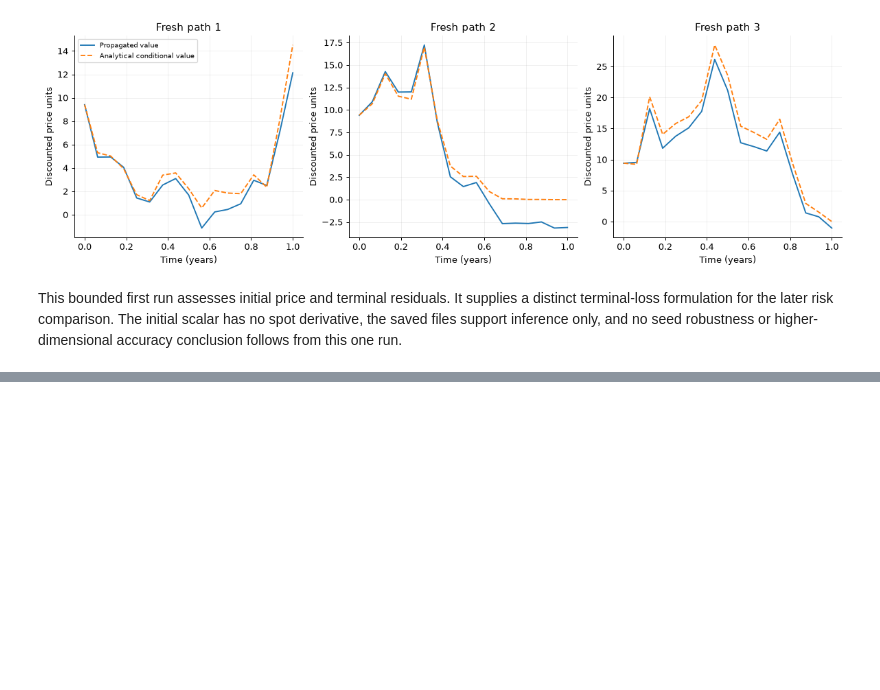
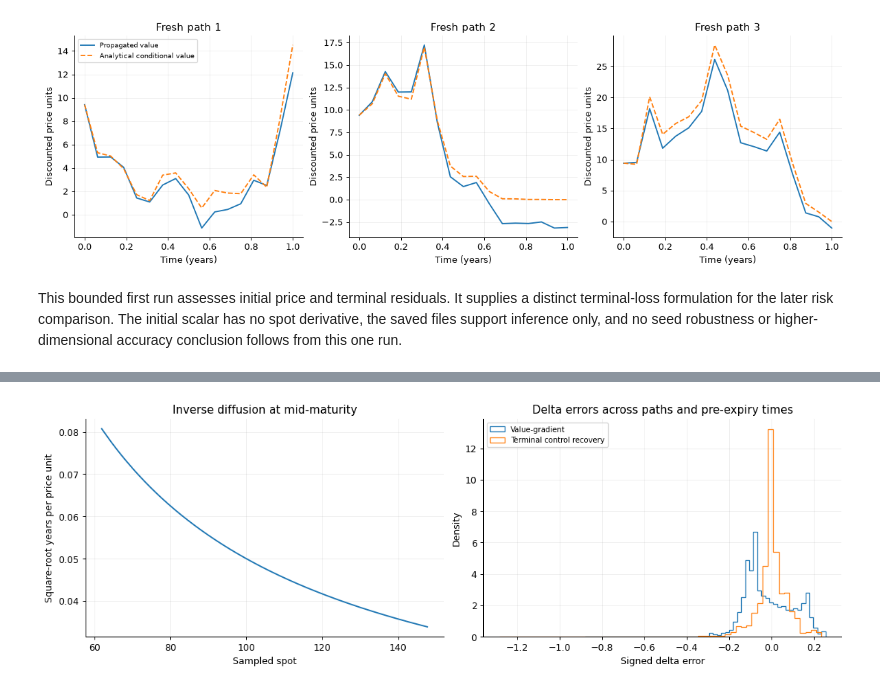
Before and after one commit to KVInator/deep-bsde-pricing, a Jupyter notebook: notebooks/03_neural_solvers.ipynb, the cells around one changed output, grey strips where cells are left out. Saved outputs shown, nothing was run; the diff lists cells and outputs as text; code cells hidden in the pictures; blank space fills up the shorter version.

```diff
--- a/notebooks/03_neural_solvers.ipynb
+++ b/notebooks/03_neural_solvers.ipynb
@@ -573,0 +687,17 @@ This bounded first run assesses initial price and terminal residuals. It supplie
+# %%
+table(["Model", "Max absolute reconstruction residual", "Max relative residual", "Condition range", "Min diffusion singular value", "Max inverse norm"], [
+    [names[k], f'{d["max_absolute_reconstruction_residual"]:.3g}', f'{d["max_relative_reconstruction_residual"]:.3g}',
+     (d["condition_number_min"], d["condition_number_max"]), f'{d["smallest_diffusion_singular_value"]:.6f}',
+     f'{d["largest_inverse_diffusion_norm"]:.6f}']
+    for k,v in model_rows.items() for d in [v["path_reconstruction"]]])
+m = risk_report["n_steps"]//2
+order = np.argsort(risk.spots[:,m])
+fig, axes = plt.subplots(1, 2, figsize=(12, 4), constrained_layout=True)
+axes[0].plot(risk.spots[order,m], risk.inverse_norms[order,m])
+axes[0].set(title="Inverse diffusion at mid-maturity", xlabel="Sampled spot", ylabel="Square-root years per price unit")
+for values, name in ((risk.value_deltas, "Value-gradient"), (risk.terminal_deltas, "Terminal control recovery")):
+    axes[1].hist((values-risk.reference_deltas).ravel(), bins=60, density=True, histtype="step", label=name)
+axes[1].set(title="Delta errors across paths and pre-expiry times", xlabel="Signed delta error", ylabel="Density")
+axes[1].legend(fontsize=8)
+plt.show()
+# %% [output]
@@ -573,0 +707 @@ This bounded first run assesses initial price and terminal residuals. It supplie
+[figure, added]
```
Also changed, not shown: parts of 9 cells of this notebook, 6 other files.
